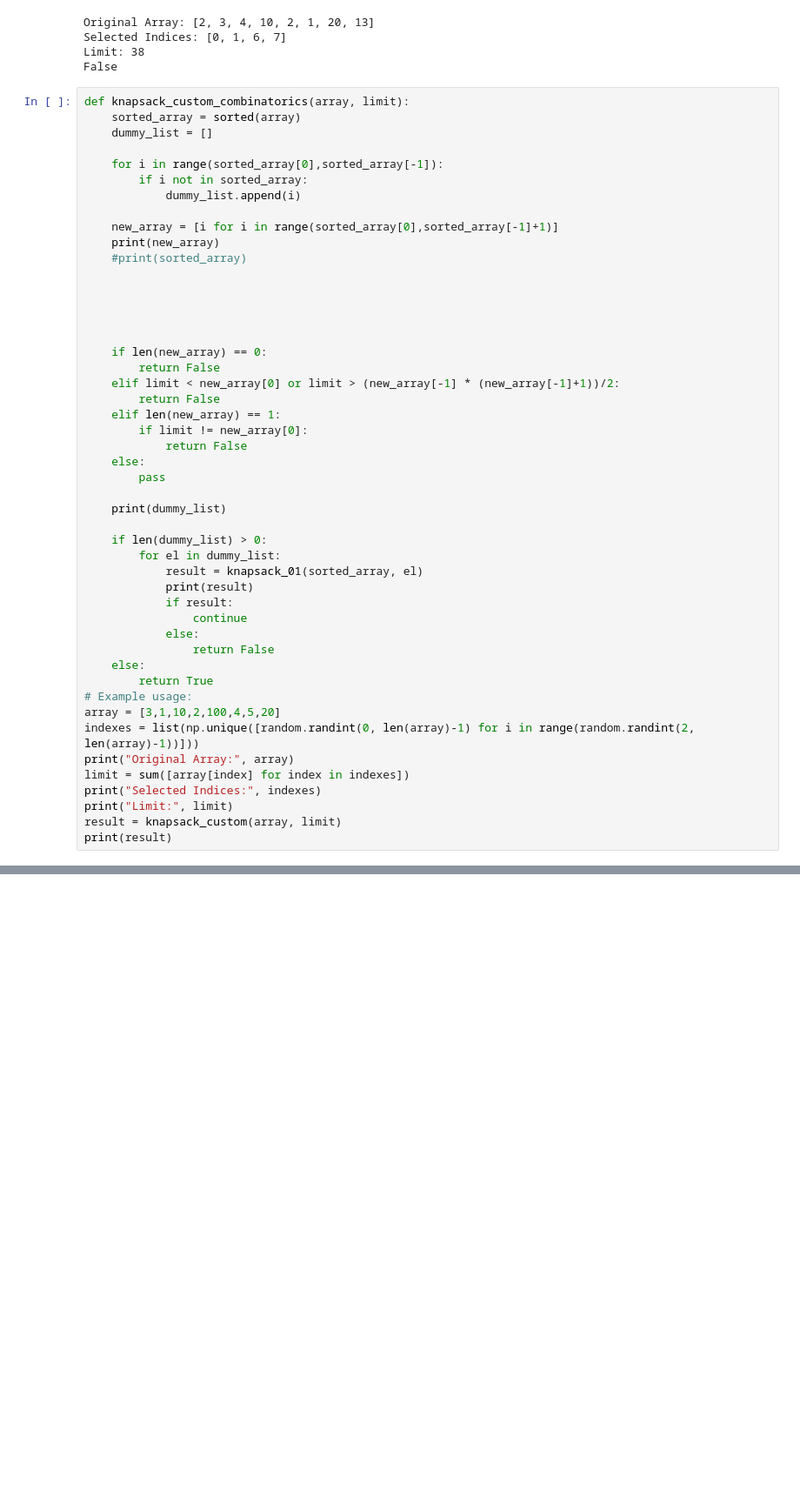
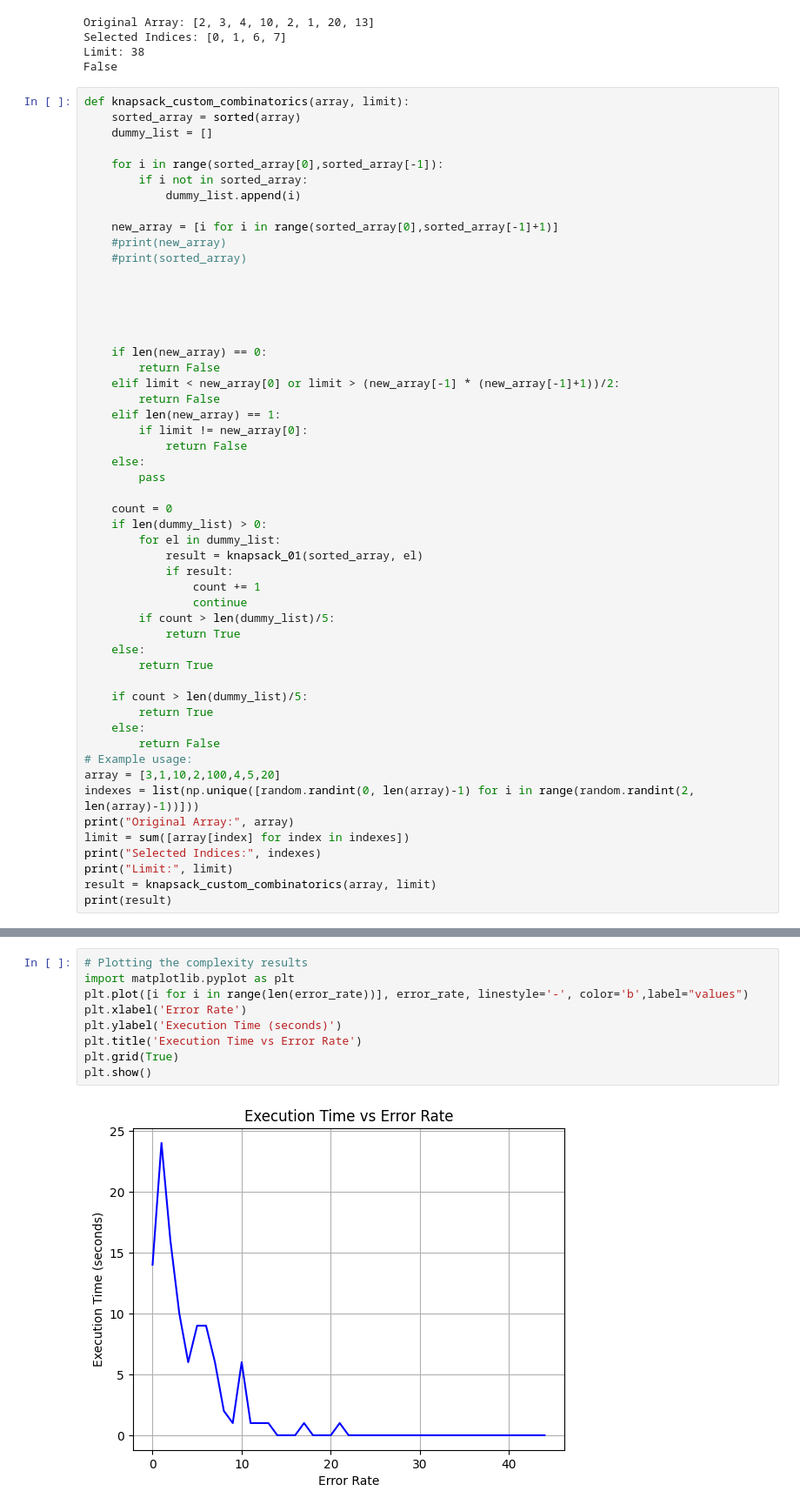
Before and after one commit to BcanTayiz/Computer-Science-Research, a Jupyter notebook: All_research_Algos.ipynb, the cells around one changed output, grey strips where cells are left out. Shown: that part at 87% size. Saved outputs shown, nothing was run; the diff lists cells and outputs as text; blank space fills up the shorter version.

Commit message:
knapsack completed

```diff
--- a/All_research_Algos.ipynb
+++ b/All_research_Algos.ipynb
@@ -1377,7 +1377,7 @@ def knapsack_custom_combinatorics(array, limit):
             dummy_list.append(i)
 
     new_array = [i for i in range(sorted_array[0],sorted_array[-1]+1)]
-    print(new_array)
+    #print(new_array)
     #print(sorted_array)
 
 
@@ -1394,18 +1394,22 @@ def knapsack_custom_combinatorics(array, limit):
     else:
         pass
 
-    print(dummy_list)
-
+    count = 0
     if len(dummy_list) > 0:
         for el in dummy_list:
             result = knapsack_01(sorted_array, el)
-            print(result)
             if result:
+                count += 1
                 continue
-            else:
-                return False
+        if count > len(dummy_list)/5:
+            return True
     else:
         return True
+
+    if count > len(dummy_list)/5:
+        return True
+    else:
+        return False
 # Example usage:
 array = [3,1,10,2,100,4,5,20]
 indexes = list(np.unique([random.randint(0, len(array)-1) for i in range(random.randint(2, len(array)-1))]))
@@ -1413,7 +1417,7 @@ print("Original Array:", array)
 limit = sum([array[index] for index in indexes])
 print("Selected Indices:", indexes)
 print("Limit:", limit)
-result = knapsack_custom(array, limit)
+result = knapsack_custom_combinatorics(array, limit)
 print(result)
 # %% [output]
 Original Array: [3, 1, 10, 2, 100, 4, 5, 20]
@@ -1469,0 +1474,11 @@ print(sum(error_rate)/10)
+# %%
+# Plotting the complexity results
+import matplotlib.pyplot as plt
+plt.plot([i for i in range(len(error_rate))], error_rate, linestyle='-', color='b',label="values")
+plt.xlabel('Error Rate')
+plt.ylabel('Execution Time (seconds)')
+plt.title('Execution Time vs Error Rate')
+plt.grid(True)
+plt.show()
+# %% [output]
+[figure, added]
```
Also changed, not shown: parts of 5 cells of this notebook.
